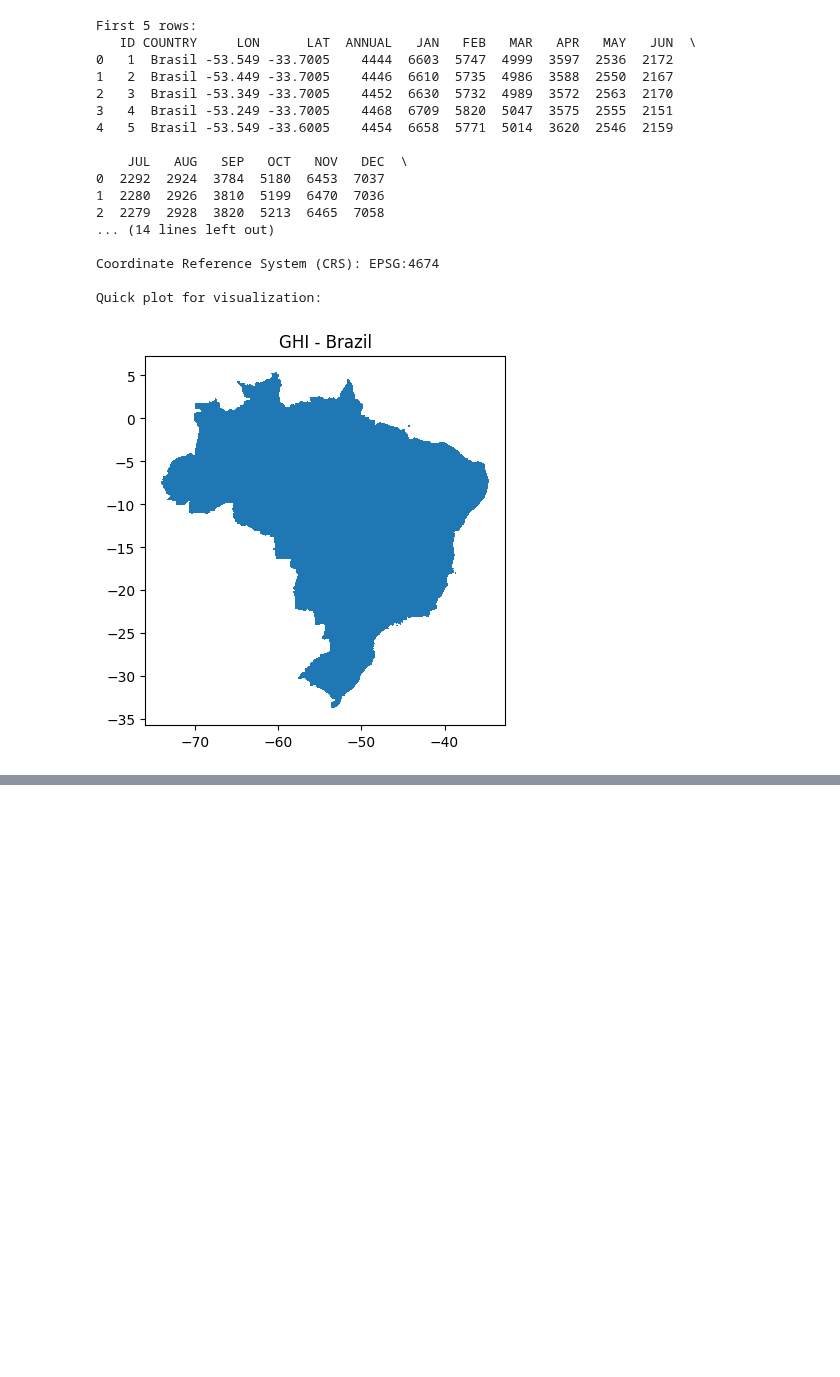
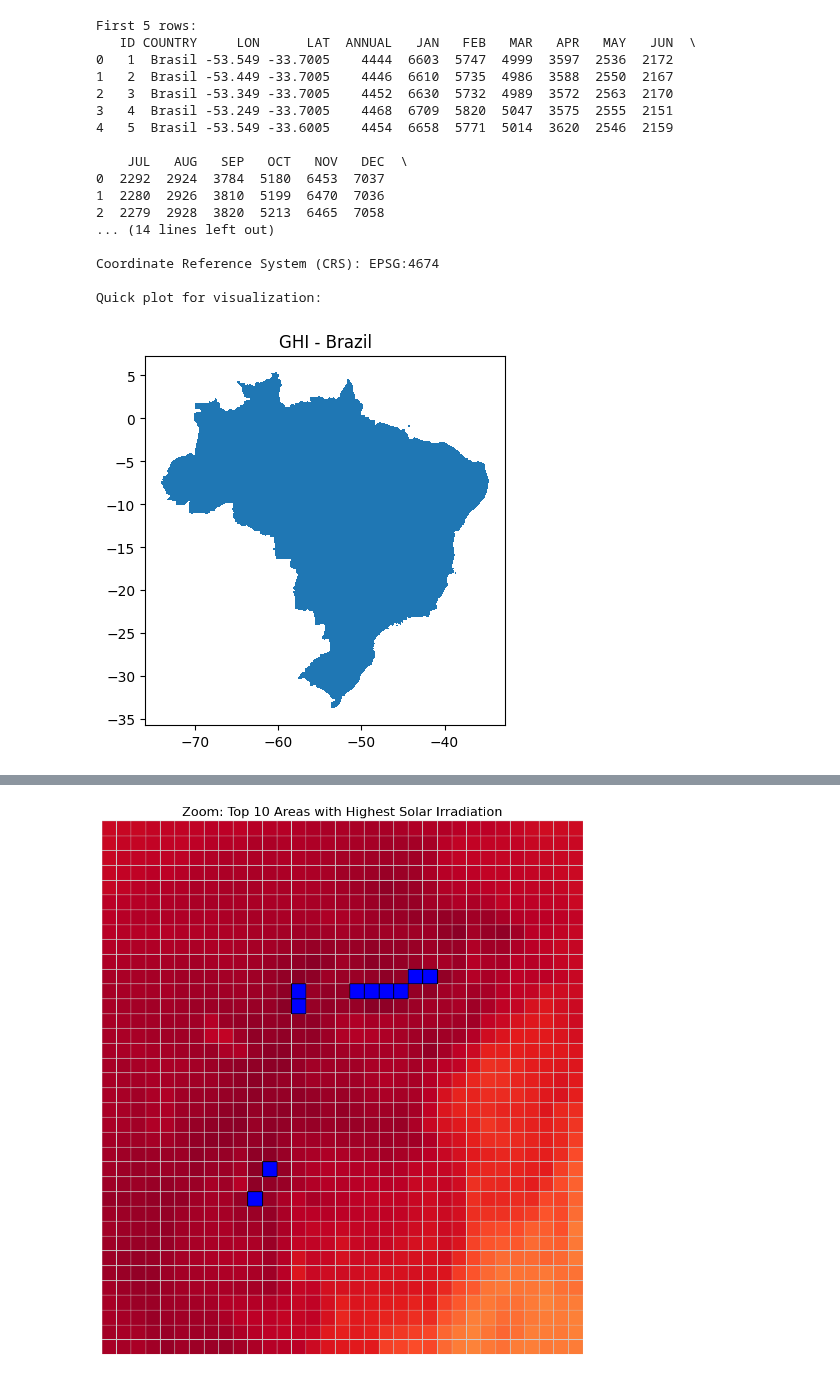
Before and after one commit to JPMartinsF/analise-geografica-energia-solar-brasil, a Jupyter notebook: notebooks/01-exploracao-inicial.ipynb, the cells around one changed output, grey strips where cells are left out. Drawn from its saved outputs; the diff is of its cells as text; code cells hidden in the pictures; blank space fills up the shorter version.

```diff
--- a/notebooks/01-exploracao-inicial.ipynb
+++ b/notebooks/01-exploracao-inicial.ipynb
@@ -47,0 +127,30 @@ Quick plot for visualization:
+# %%
+bounds = highest_irradiation.total_bounds
+
+padding = 1
+min_lon, min_lat, max_lon, max_lat = (
+    bounds[0] - padding,
+    bounds[1] - padding,
+    bounds[2] + padding,
+    bounds[3] + padding,
+)
+
+fig, ax = plt.subplots(1, 1, figsize=(12, 12))
+
+gdf.plot(column="ANNUAL", cmap="YlOrRd", linewidth=0.8, ax=ax, edgecolor="0.8")
+
+highest_irradiation.plot(
+    ax=ax, marker="*", color="blue", markersize=200, edgecolor="black"
+)
+ax.set_xlim(min_lon, max_lon)
+ax.set_ylim(min_lat, max_lat)
+
+ax.set_axis_off()
+ax.set_title(
+    "Zoom: Top 10 Areas with Highest Solar Irradiation",
+    fontdict={"fontsize": "16", "fontweight": "3"},
+)
+
+plt.show()
+# %% [output]
+[figure, added]
```
Also changed, not shown: parts of 5 cells of this notebook.
